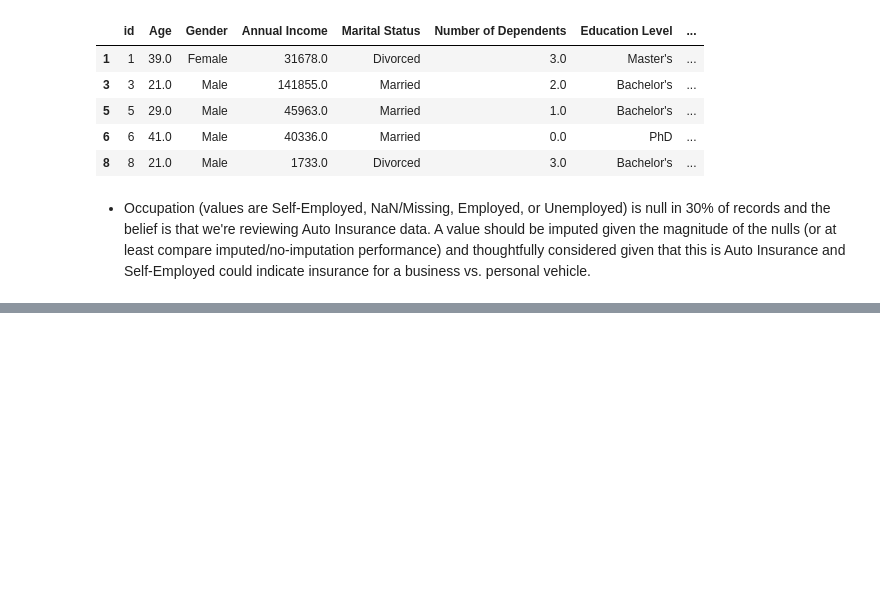
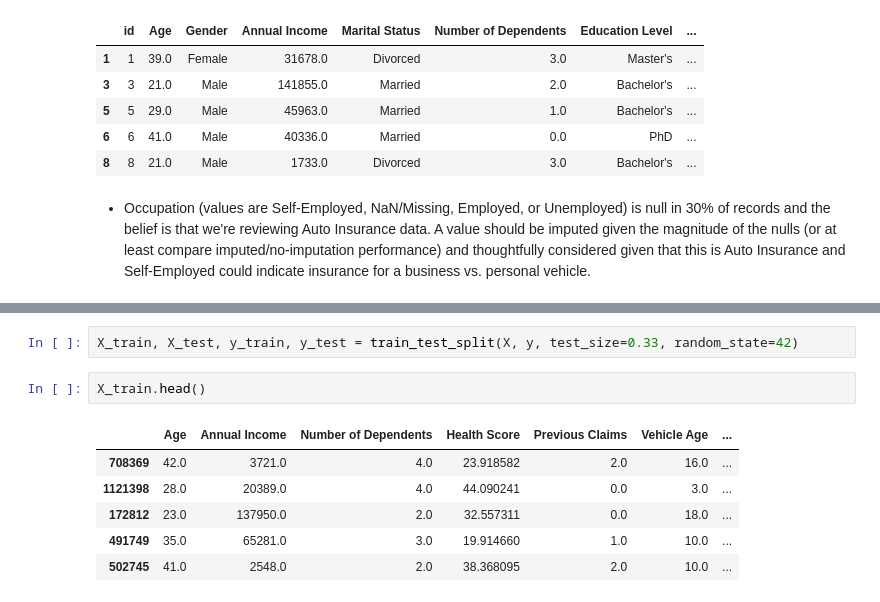
Before and after one commit to mglissmann/kaggle_playground_series_4_12, a Jupyter notebook: analysis.ipynb, the cells around one changed output, grey strips where cells are left out. Saved outputs shown, nothing was run; the diff lists cells and outputs as text; blank space fills up the shorter version.

```diff
--- a/analysis.ipynb
+++ b/analysis.ipynb
@@ -214,0 +245,11 @@ train[train['Occupation'].isna()].head()
+# %%
+X_train, X_test, y_train, y_test = train_test_split(X, y, test_size=0.33, random_state=42)
+# %%
+X_train.head()
+# %% [output]
+|  | Age | Annual Income | Number of Dependents | Health Score | Previous Claims | Vehicle Age | ... |
+| 708369 | 42.0 | 3721.0 | 4.0 | 23.918582 | 2.0 | 16.0 | ... |
+| 1121398 | 28.0 | 20389.0 | 4.0 | 44.090241 | 0.0 | 3.0 | ... |
+| 172812 | 23.0 | 137950.0 | 2.0 | 32.557311 | 0.0 | 18.0 | ... |
+| 491749 | 35.0 | 65281.0 | 3.0 | 19.914660 | 1.0 | 10.0 | ... |
+| 502745 | 41.0 | 2548.0 | 2.0 | 38.368095 | 2.0 | 10.0 | ... |
```
Also changed, not shown: parts of 28 cells of this notebook, 2 other files.
